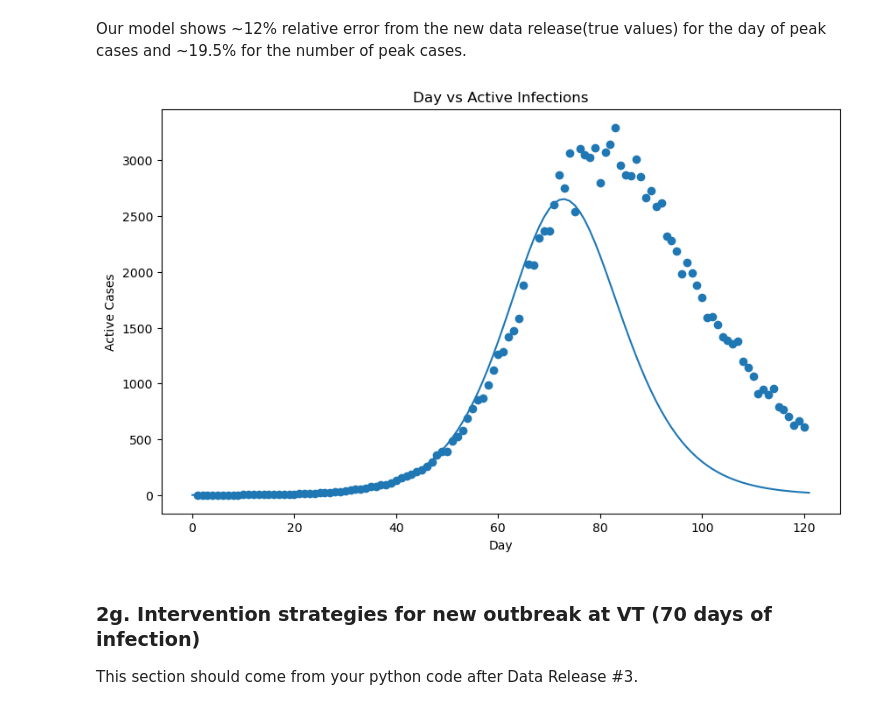
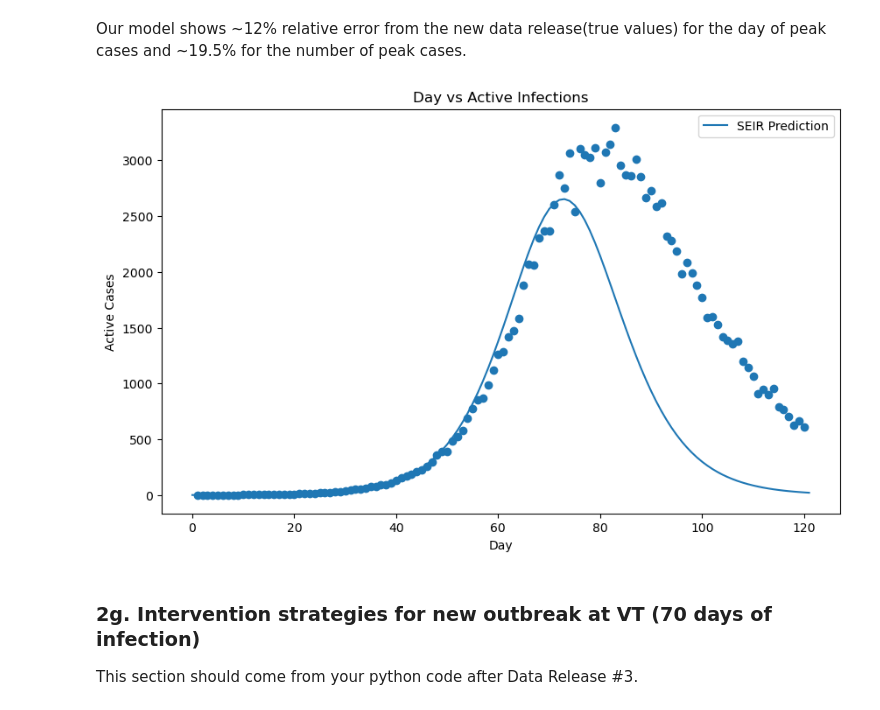
Before and after one commit to haydenrue1/Module-2-Epidemics-SIR-Modeling, a Jupyter notebook: Notebook examples/Module2notebook.ipynb, the cells around one changed output. Cells and saved outputs as stored; diff of their text form; code cells hidden in the pictures.

```diff
--- a/Notebook examples/Module2notebook.ipynb
+++ b/Notebook examples/Module2notebook.ipynb
@@ -450,34 +450,35 @@ def run_euler(beta,sigma,gamma,total_days):
 
     for t in range(total_days):
         #Calculate derivatives from slide 6 class presentation
         dS = -(beta * S[t]* I[t]) / N
         dE = (beta * S[t] * I[t]) / N - (sigma * E[t])
         dI = (sigma * E[t]) - (gamma * I[t])
         dR = (gamma * I[t])
 
         #Update values
         S.append(S[t] + dS * h)
         E.append(E[t] + dE * h)
         I.append(I[t] + dI * h)
         R.append(R[t] + dR * h)
     return np.array(I)
 
 
 optimal_beta = .5
 optimal_gamma = .2
 optimal_sigma = .32222222222
 
 I_future = run_euler(optimal_beta, optimal_sigma, optimal_gamma, days)
 
 plt.figure(figsize=(10, 6))
 plt.scatter(df['day'], df['active reported daily cases'])
 plt.plot(range(len(I_future)), I_future, label="SEIR Prediction")
 plt.xlabel('Day')
 plt.ylabel('Active Cases')
 plt.title('Day vs Active Infections')
+plt.legend()
 plt.show()
 # %% [output]
-[figure, old version]
+[figure, new version]
 # %% [markdown]
 ### 2g. Intervention strategies for new outbreak at VT (70 days of infection)
 This section should come from your python code after Data Release #3.
```
Also changed, not shown: parts of 1 cell of this notebook, 1 other file.
